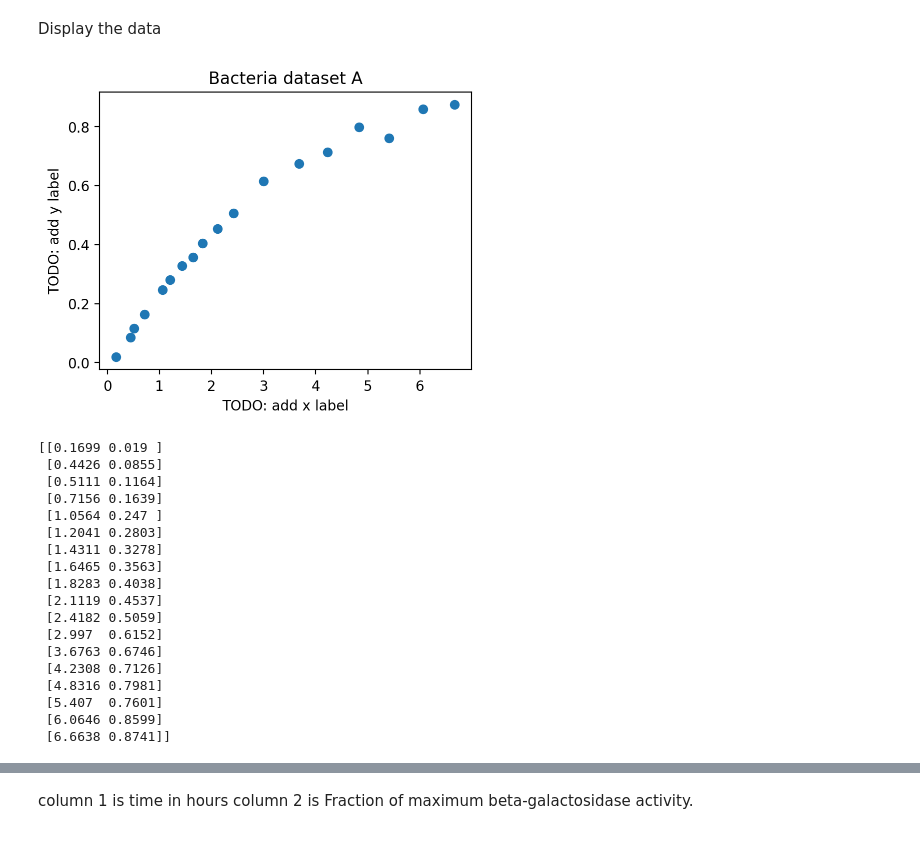
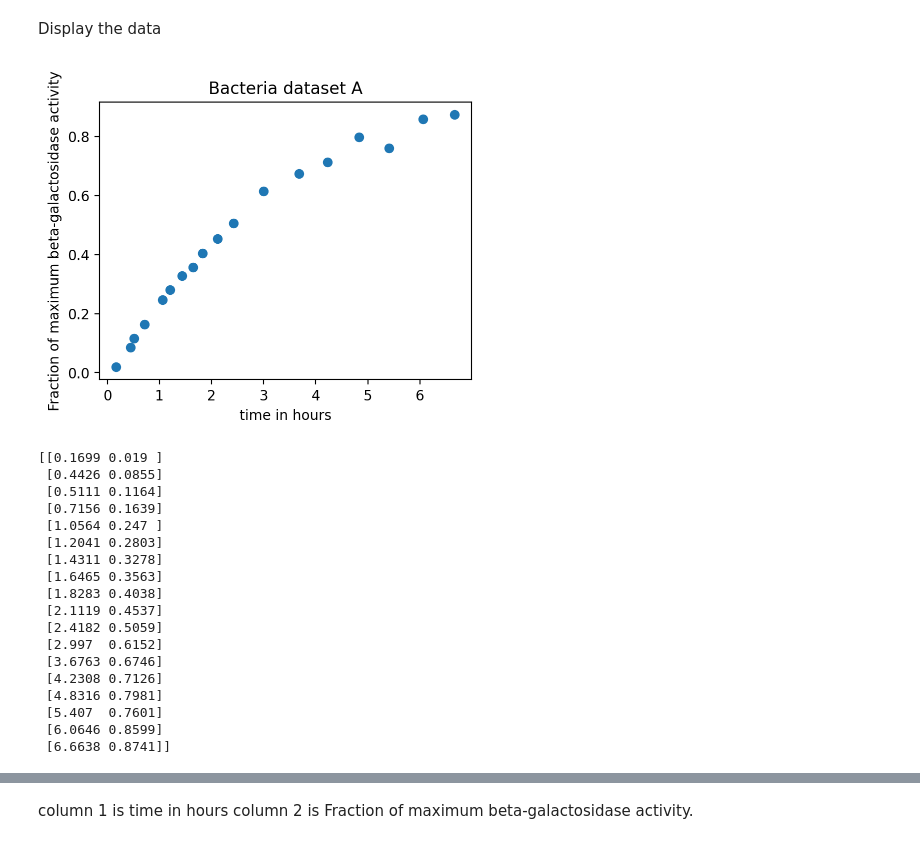
Before and after one commit to e-d-p-9/Physical-Modeling-with-Python, a Jupyter notebook: Ch5/HIV_Bacteria_Computer_Lab.ipynb, the cells around one changed output, grey strips where cells are left out. Saved outputs shown, nothing was run; the diff lists cells and outputs as text; code cells hidden in the pictures.

Commit message:
update plot axis labels

```diff
--- a/Ch5/HIV_Bacteria_Computer_Lab.ipynb
+++ b/Ch5/HIV_Bacteria_Computer_Lab.ipynb
@@ -428,12 +428,12 @@ Display the data
 # %%
 plt.plot(bacteria_data_a[:,0], bacteria_data_a[:,1], 'o')
 plt.title("Bacteria dataset A")
-plt.ylabel("TODO: add y label")
-plt.xlabel("TODO: add x label")
+plt.ylabel("Fraction of maximum beta-galactosidase activity")
+plt.xlabel("time in hours")
 plt.show()
 print(bacteria_data_a)
 # %% [output]
-[figure, old version]
+[figure, new version]
 [[0.1699 0.019 ]
  [0.4426 0.0855]
  [0.5111 0.1164]
```
Also changed, not shown: parts of 4 cells of this notebook.
